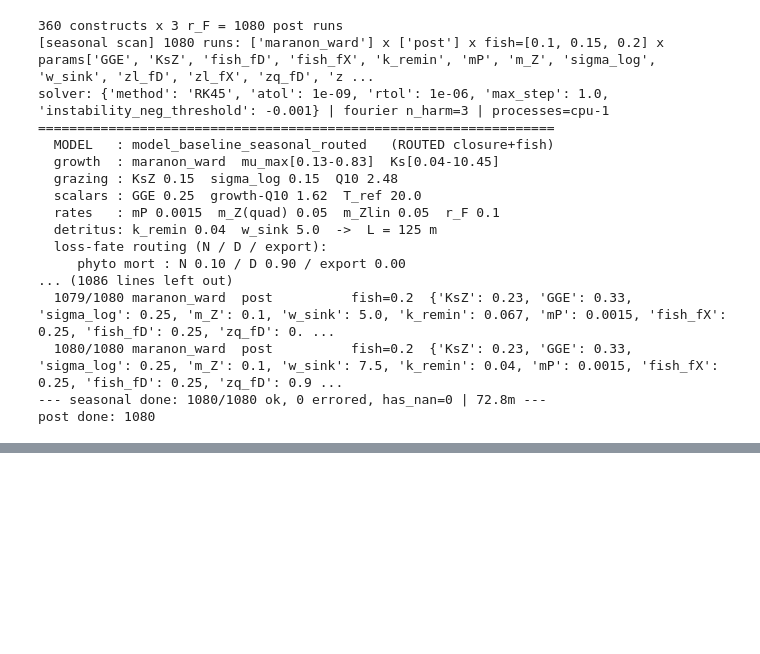
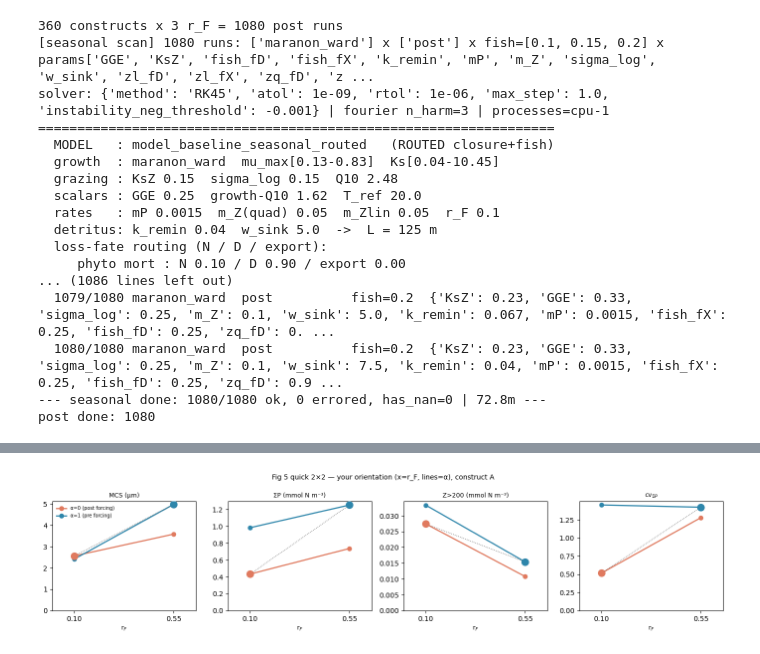
Before and after one commit to ben1post/SSMCariaco, a Jupyter notebook: parameter_scan/FINAL/NewLargerScan_02.ipynb, the cells around one changed output, grey strips where cells are left out. Cells and saved outputs as stored; diff of their text form; code cells hidden in the pictures; blank space fills up the shorter version.

```diff
--- a/parameter_scan/FINAL/NewLargerScan_02.ipynb
+++ b/parameter_scan/FINAL/NewLargerScan_02.ipynb
@@ -190,0 +499,19 @@ AttributeError: 'Flags' object has no attribute 'sum'
+# %%
+import matplotlib.pyplot as plt
+M=[('mcs_med','MCS (µm)'),('sumP','ΣP (mmol N m⁻³)'),('Z200_med','Z>200 (mmol N m⁻³)'),('cv_sumP','cv$_{ΣP}$')]
+C_POST,C_PRE='#E07A5F','#2E86AB'   # α=0 post forcing / α=1 pre forcing — your convention
+RF=[0.10,0.55]
+fig,ax=plt.subplots(1,4,figsize=(14,3.4))
+for a,(k,lab) in zip(ax,M):
+    a0=[out['post  (α0,rF.10)'][k], out['TDonly(α0,rF.55)'][k]]    # α=0 across r_F
+    a1=[out['BUonly(α1,rF.10)'][k], out['pre+rec(α1,rF.55)'][k]]   # α=1 across r_F
+    a.plot(RF,a0,'-o',color=C_POST,lw=1.8,label='α=0 (post forcing)')
+    a.plot(RF,a1,'-o',color=C_PRE, lw=1.8,label='α=1 (pre forcing)')
+    a.plot([0.10,0.55],[a0[0],a1[1]],ls=':',color='0.4',lw=1.0)    # era diagonal post→pre
+    a.plot(0.10,a0[0],'o',ms=10,color=C_POST,zorder=5); a.plot(0.55,a1[1],'o',ms=10,color=C_PRE,zorder=5)
+    a.set_xlim(0,0.65); a.set_xticks([0.10,0.55]); a.set_xlabel('r$_F$',fontsize=9)
+    a.set_title(lab,fontsize=9); a.set_ylim(bottom=0)
+ax[0].legend(fontsize=7,frameon=False); fig.suptitle('Fig 5 quick 2×2 — your orientation (x=r_F, lines=α), construct A',fontsize=10)
+fig.tight_layout(); plt.show()
+# %% [output]
+[figure, added]
```
Also changed, not shown: parts of 11 cells of this notebook, 1 other file.
